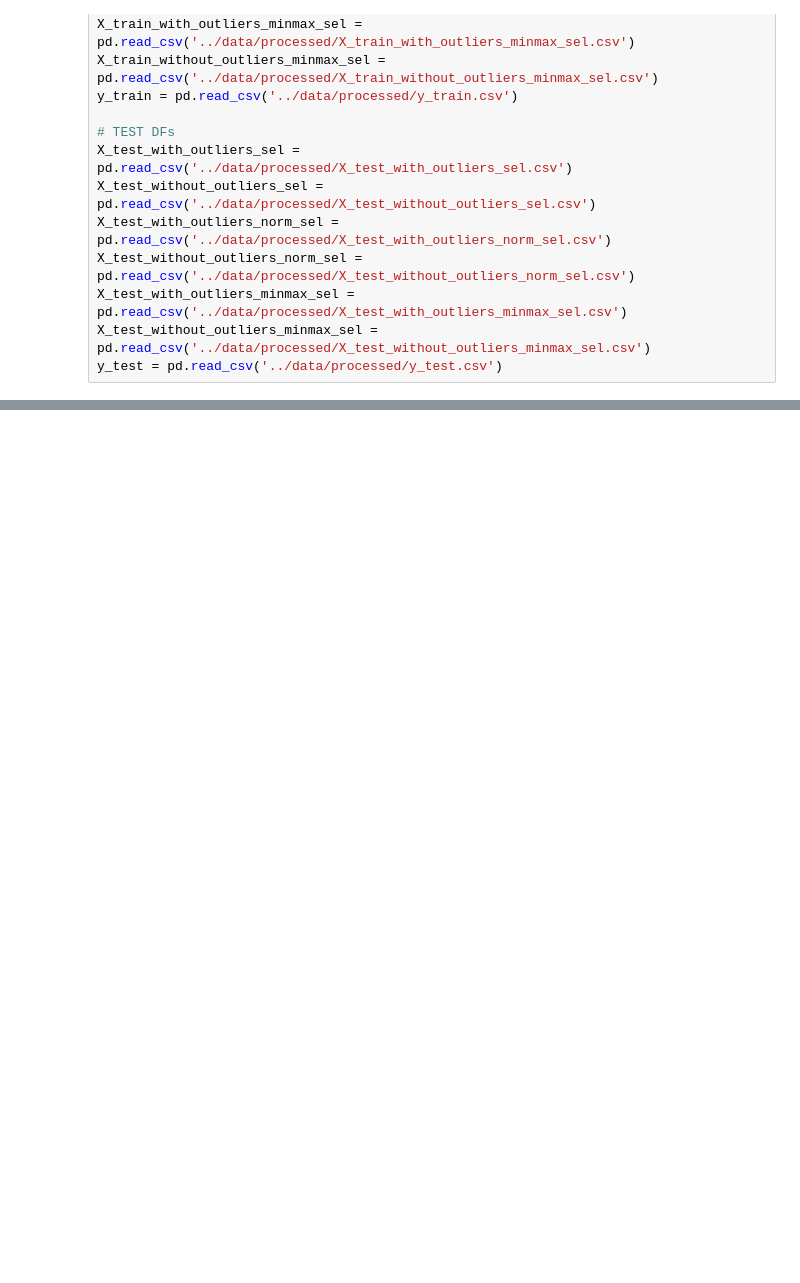
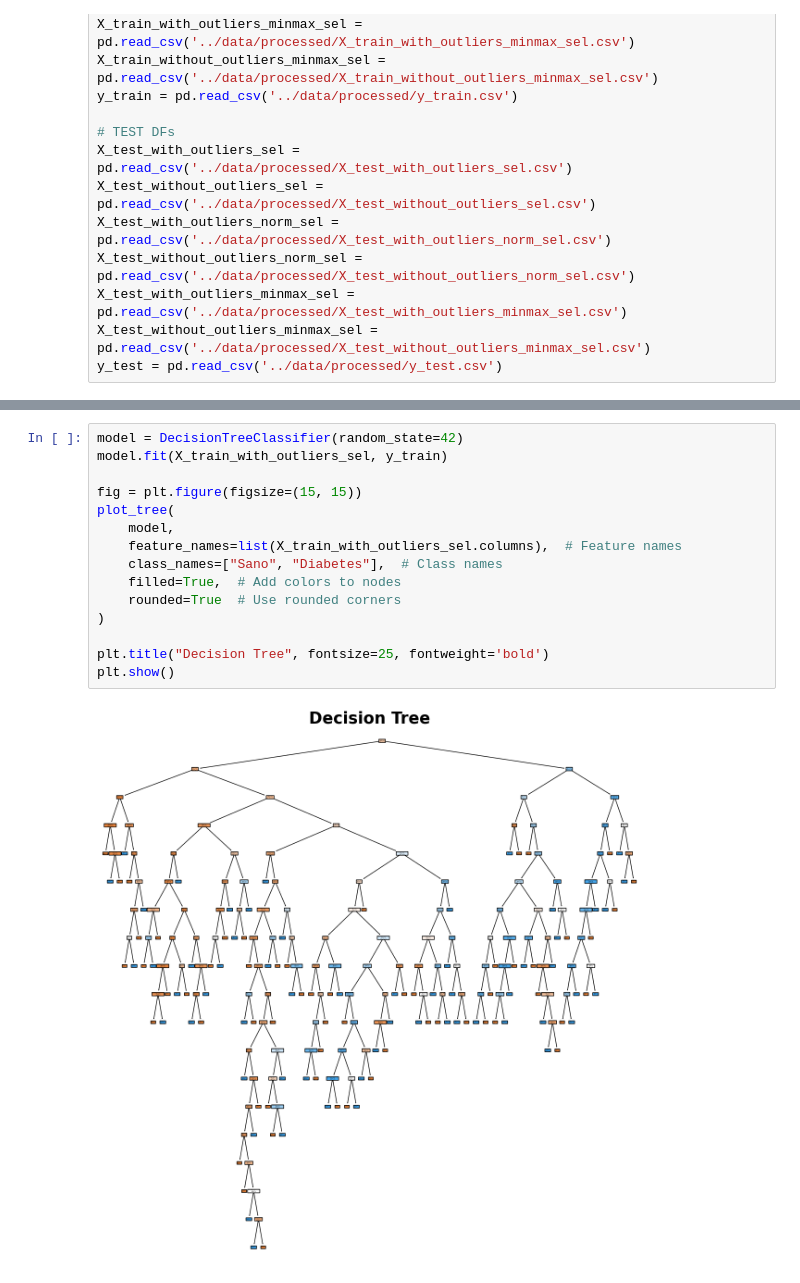
Before and after one commit to 4GeeksAcademy/EDA-and-Random-Forest_diabetes-data, a Jupyter notebook: src/ML.ipynb, the cells around one changed output, grey strips where cells are left out. Cells and saved outputs as stored; diff of their text form; blank space fills up the shorter version.

```diff
--- a/src/ML.ipynb
+++ b/src/ML.ipynb
@@ -30,0 +190,17 @@ y_test = pd.read_csv('../data/processed/y_test.csv')
+# %%
+model = DecisionTreeClassifier(random_state=42)
+model.fit(X_train_with_outliers_sel, y_train)
+
+fig = plt.figure(figsize=(15, 15))
+plot_tree(
+    model,
+    feature_names=list(X_train_with_outliers_sel.columns),  # Feature names
+    class_names=["Sano", "Diabetes"],  # Class names
+    filled=True,  # Add colors to nodes
+    rounded=True  # Use rounded corners
+)
+
+plt.title("Decision Tree", fontsize=25, fontweight='bold')
+plt.show()
+# %% [output]
+[figure, added]
```
Also changed, not shown: parts of 18 cells of this notebook.
